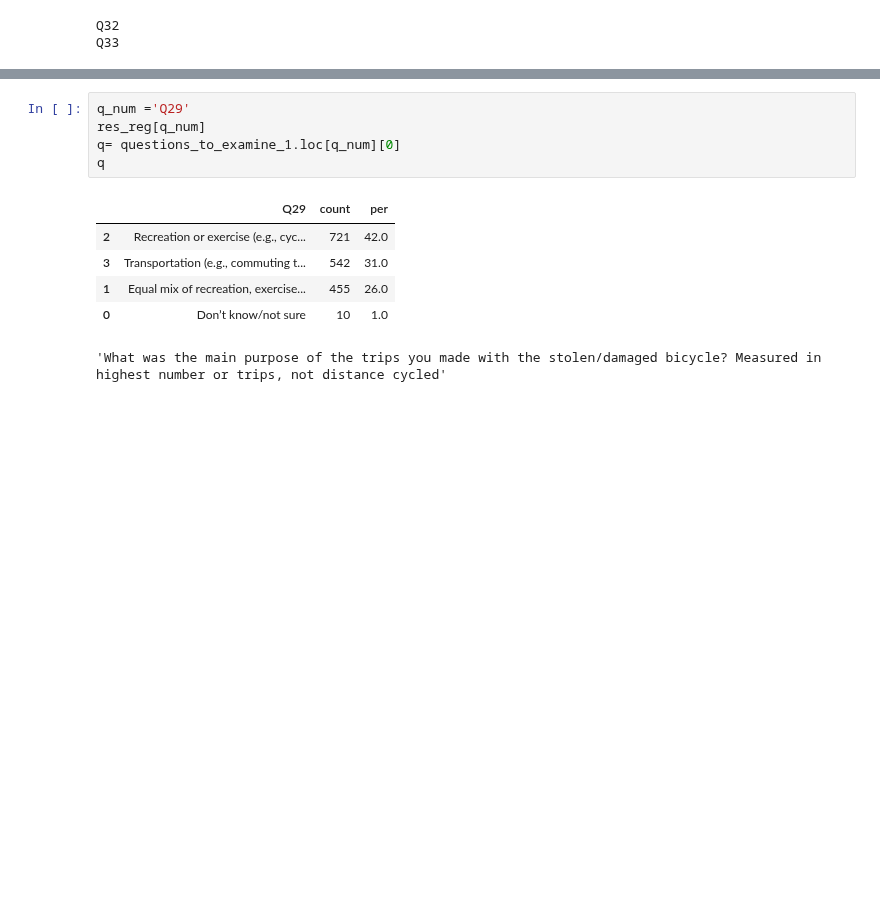
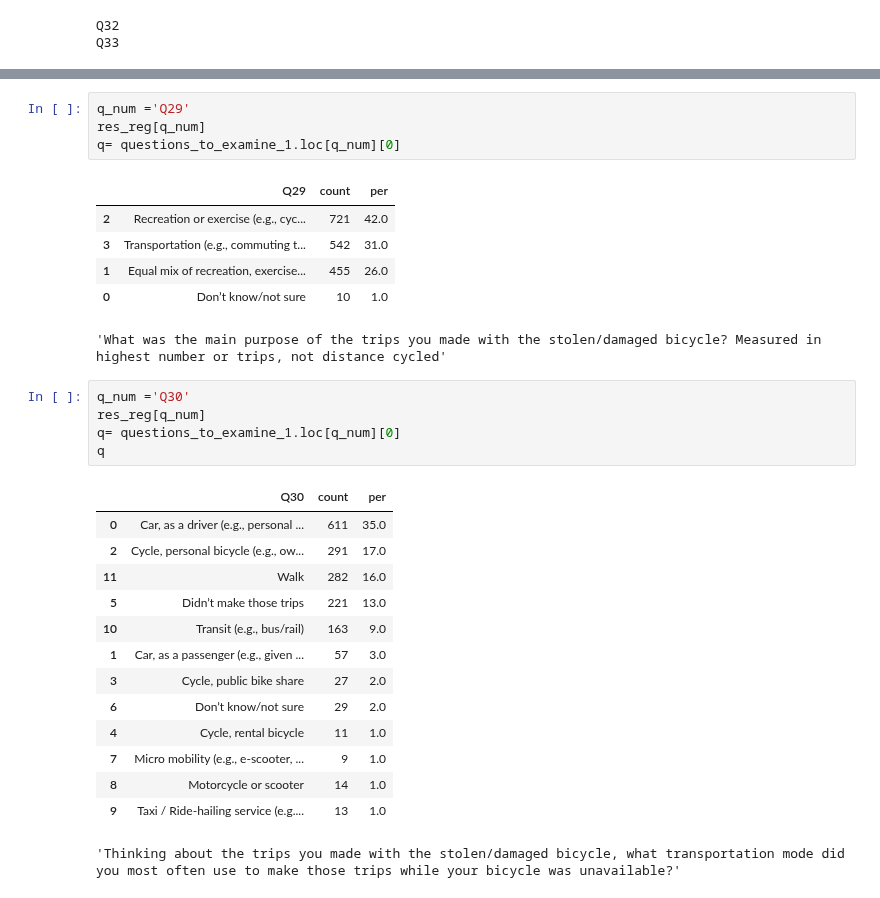
Before and after one commit to achic19/Biketheft, a Jupyter notebook: python/notebooks/paper_2_notebook/general analysis.ipynb, the cells around one changed output, grey strips where cells are left out. Drawn from its saved outputs; the diff is of its cells as text; blank space fills up the shorter version.

```diff
--- a/python/notebooks/paper_2_notebook/general analysis.ipynb
+++ b/python/notebooks/paper_2_notebook/general analysis.ipynb
@@ -304,7 +356,6 @@ Q28 - Over the past year, how often did you cycle
 q_num ='Q29'
 res_reg[q_num]
 q= questions_to_examine_1.loc[q_num][0]
-q
 # %% [output]
 |  | Q29 | count | per |
 | 2 | Recreation or exercise (e.g., cyc... | 721 | 42.0 |
@@ -312,3 +363,23 @@ q
 | 1 | Equal mix of recreation, exercise... | 455 | 26.0 |
 | 0 | Don’t know/not sure | 10 | 1.0 |
 'What was the main purpose of the trips you made with the stolen/damaged bicycle? Measured in highest number or trips, not distance cycled'
+# %%
+q_num ='Q30'
+res_reg[q_num]
+q= questions_to_examine_1.loc[q_num][0]
+q
+# %% [output]
+|  | Q30 | count | per |
+| 0 | Car, as a driver (e.g., personal ... | 611 | 35.0 |
+| 2 | Cycle, personal bicycle (e.g., ow... | 291 | 17.0 |
+| 11 | Walk | 282 | 16.0 |
+| 5 | Didn’t make those trips | 221 | 13.0 |
+| 10 | Transit (e.g., bus/rail) | 163 | 9.0 |
+| 1 | Car, as a passenger (e.g., given ... | 57 | 3.0 |
+| 3 | Cycle, public bike share | 27 | 2.0 |
+| 6 | Don’t know/not sure | 29 | 2.0 |
+| 4 | Cycle, rental bicycle | 11 | 1.0 |
+| 7 | Micro mobility (e.g., e-scooter, ... | 9 | 1.0 |
+| 8 | Motorcycle or scooter | 14 | 1.0 |
+| 9 | Taxi / Ride-hailing service (e.g.... | 13 | 1.0 |
+'Thinking about the trips you made with the stolen/damaged bicycle, what transportation mode did you most often use to make those trips while your bicycle was unavailable?'
```
Also changed, not shown: parts of 12 cells of this notebook.
